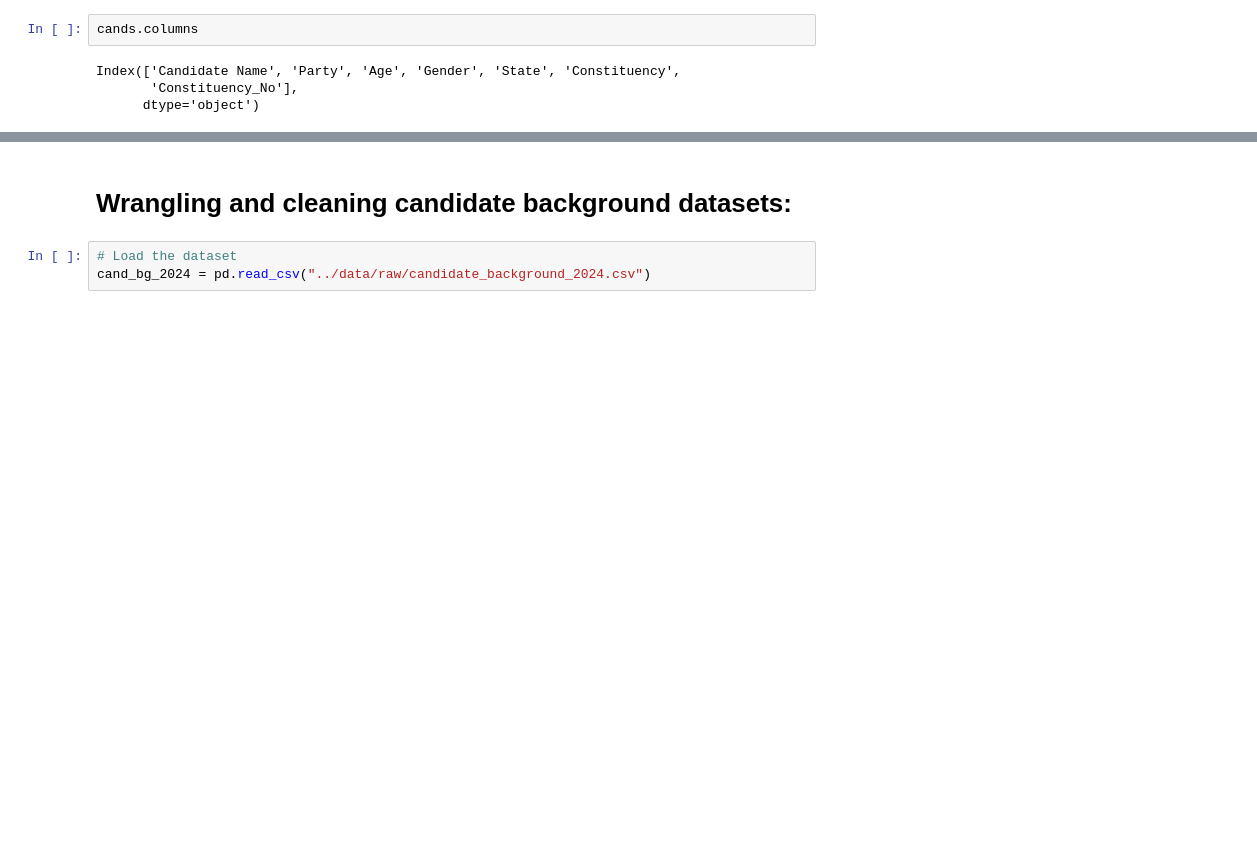
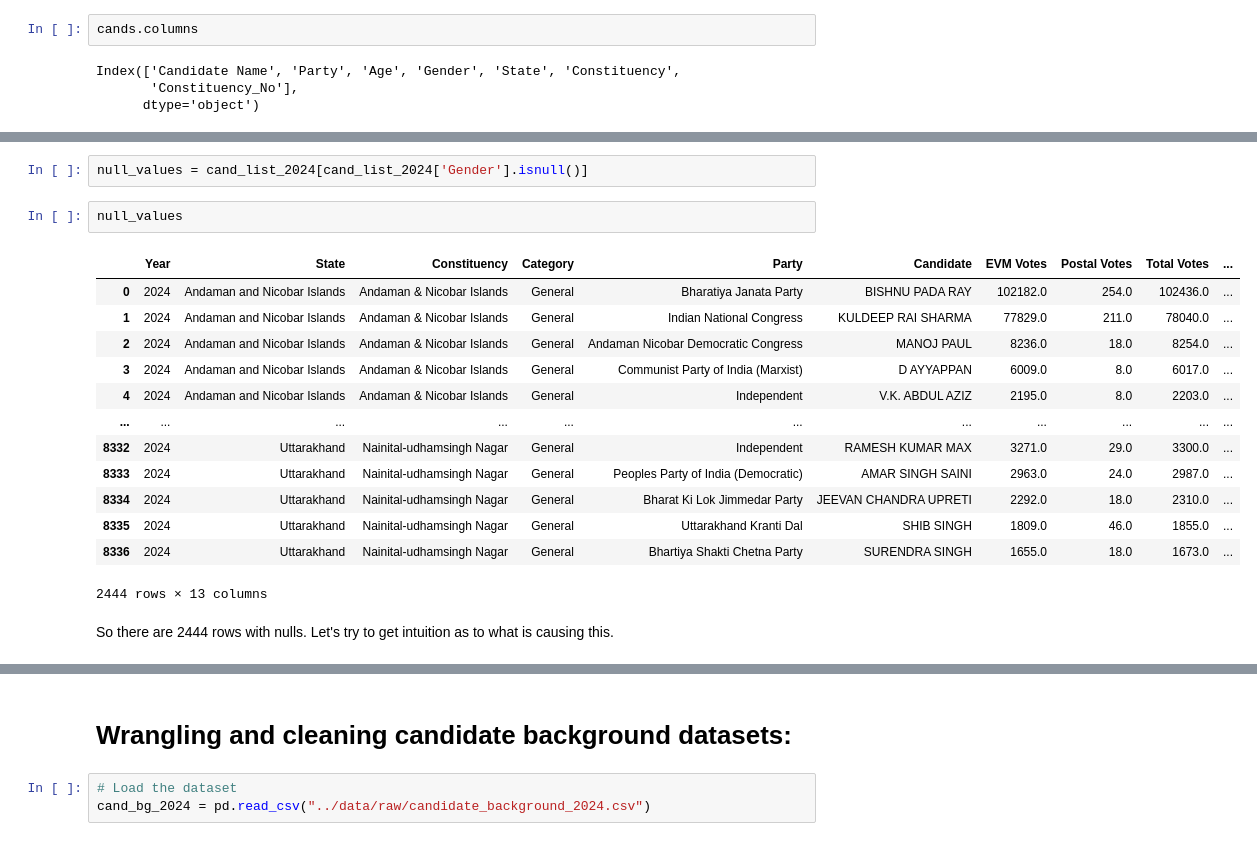
Before and after one commit to ujjwaltyagi2000/manthan, a Jupyter notebook: notebooks/4-data-cleaning.ipynb, the cells around one changed output, grey strips where cells are left out. Drawn from its saved outputs; the diff is of its cells as text; blank space fills up the shorter version.

```diff
--- a/notebooks/4-data-cleaning.ipynb
+++ b/notebooks/4-data-cleaning.ipynb
@@ -683,0 +693,20 @@ Merged data saved to 'merged_lok_sabha_2024_data.csv'
+# %%
+null_values = cand_list_2024[cand_list_2024['Gender'].isnull()]
+# %%
+null_values
+# %% [output]
+|  | Year | State | Constituency | Category | Party | Candidate | EVM Votes | Postal Votes | Total Votes | ... |
+| 0 | 2024 | Andaman and Nicobar Islands | Andaman & Nicobar Islands | General | Bharatiya Janata Party | BISHNU PADA RAY | 102182.0 | 254.0 | 102436.0 | ... |
+| 1 | 2024 | Andaman and Nicobar Islands | Andaman & Nicobar Islands | General | Indian National Congress | KULDEEP RAI SHARMA | 77829.0 | 211.0 | 78040.0 | ... |
+| 2 | 2024 | Andaman and Nicobar Islands | Andaman & Nicobar Islands | General | Andaman Nicobar Democratic Congress | MANOJ PAUL | 8236.0 | 18.0 | 8254.0 | ... |
+| 3 | 2024 | Andaman and Nicobar Islands | Andaman & Nicobar Islands | General | Communist Party of India (Marxist) | D AYYAPPAN | 6009.0 | 8.0 | 6017.0 | ... |
+| 4 | 2024 | Andaman and Nicobar Islands | Andaman & Nicobar Islands | General | Independent | V.K. ABDUL AZIZ | 2195.0 | 8.0 | 2203.0 | ... |
+| ... | ... | ... | ... | ... | ... | ... | ... | ... | ... | ... |
+| 8332 | 2024 | Uttarakhand | Nainital-udhamsingh Nagar | General | Independent | RAMESH KUMAR MAX | 3271.0 | 29.0 | 3300.0 | ... |
+| 8333 | 2024 | Uttarakhand | Nainital-udhamsingh Nagar | General | Peoples Party of India (Democratic) | AMAR SINGH SAINI | 2963.0 | 24.0 | 2987.0 | ... |
+| 8334 | 2024 | Uttarakhand | Nainital-udhamsingh Nagar | General | Bharat Ki Lok Jimmedar Party | JEEVAN CHANDRA UPRETI | 2292.0 | 18.0 | 2310.0 | ... |
+| 8335 | 2024 | Uttarakhand | Nainital-udhamsingh Nagar | General | Uttarakhand Kranti Dal | SHIB SINGH | 1809.0 | 46.0 | 1855.0 | ... |
+| 8336 | 2024 | Uttarakhand | Nainital-udhamsingh Nagar | General | Bhartiya Shakti Chetna Party | SURENDRA SINGH | 1655.0 | 18.0 | 1673.0 | ... |
+2444 rows × 13 columns
+# %% [markdown]
+So there are 2444 rows with nulls. Let's try to get intuition as to what is causing this.
```
Also changed, not shown: parts of 53 cells of this notebook, 1 other file.
